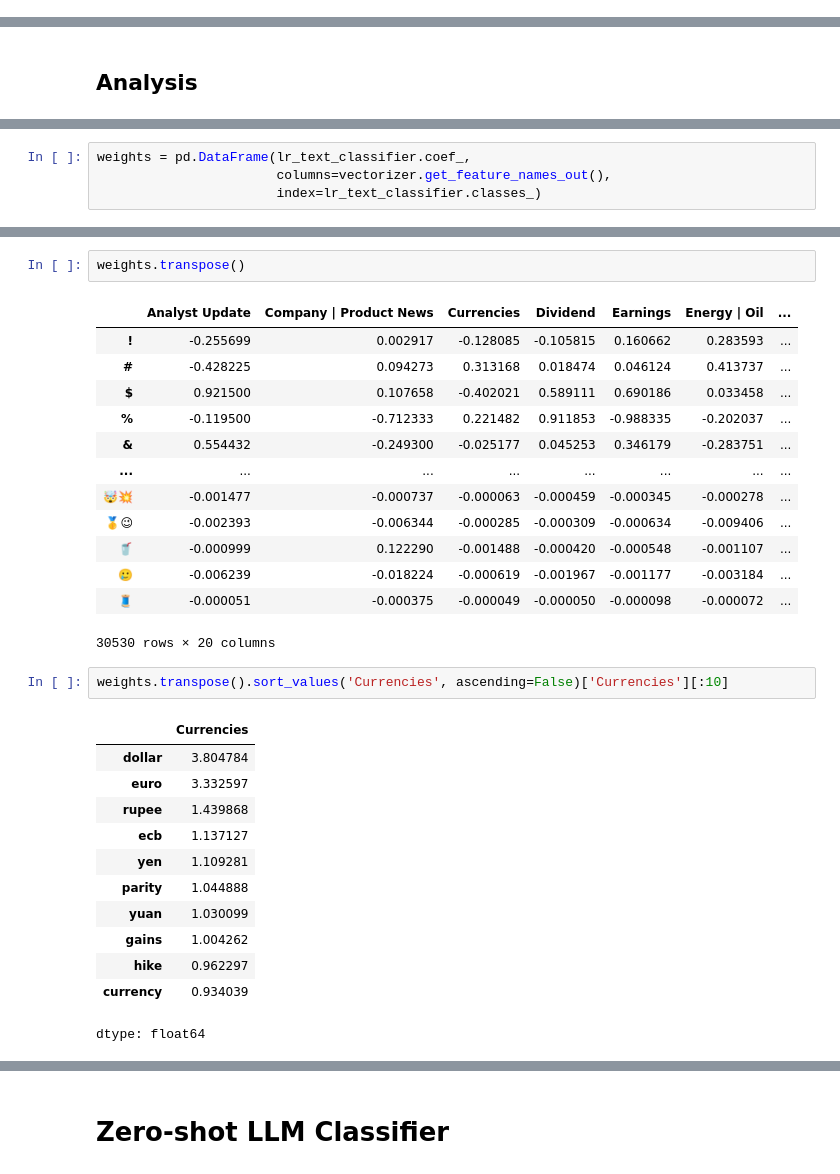
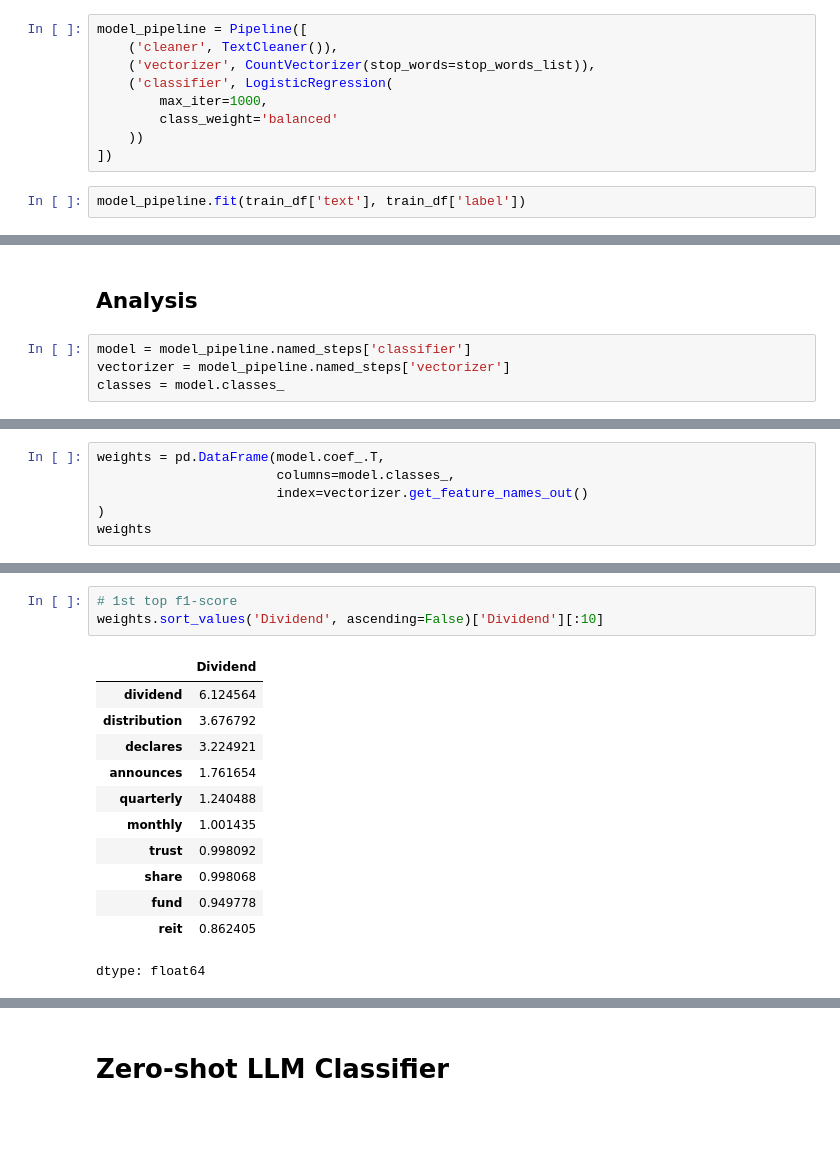
Before and after one commit to oransom48/CU-CompLing-Assignments, a Jupyter notebook: PA1 Text classification/model_comparison.ipynb, the cells around one changed output, grey strips where cells are left out. Drawn from its saved outputs; the diff is of its cells as text; blank space fills up the shorter version.

```diff
--- a/PA1 Text classification/model_comparison.ipynb
+++ b/PA1 Text classification/model_comparison.ipynb
@@ -260,0 +231,11 @@ LogisticRegression()
+# %%
+model_pipeline = Pipeline([
+    ('cleaner', TextCleaner()),
+    ('vectorizer', CountVectorizer(stop_words=stop_words_list)),
+    ('classifier', LogisticRegression(
+        max_iter=1000,
+        class_weight='balanced'
+    ))
+])
+# %%
+model_pipeline.fit(train_df['text'], train_df['label'])
@@ -316,2 +298,6 @@ disp.plot()
 # %% [markdown]
 ## Analysis
+# %%
+model = model_pipeline.named_steps['classifier']
+vectorizer = model_pipeline.named_steps['vectorizer']
+classes = model.classes_
@@ -318,4 +344,6 @@ disp.plot()
 # %%
-weights = pd.DataFrame(lr_text_classifier.coef_,
-                       columns=vectorizer.get_feature_names_out(),
-                       index=lr_text_classifier.classes_)
+weights = pd.DataFrame(model.coef_.T,
+                       columns=model.classes_,
+                       index=vectorizer.get_feature_names_out()
+)
+weights
@@ -343,31 +364,16 @@ weights
-# %%
-weights.transpose()
-# %% [output]
-|  | Analyst Update | Company | Product News | Currencies | Dividend | Earnings | Energy | Oil | ... |
-| ! | -0.255699 | 0.002917 | -0.128085 | -0.105815 | 0.160662 | 0.283593 | ... |
-| # | -0.428225 | 0.094273 | 0.313168 | 0.018474 | 0.046124 | 0.413737 | ... |
-| $ | 0.921500 | 0.107658 | -0.402021 | 0.589111 | 0.690186 | 0.033458 | ... |
-| % | -0.119500 | -0.712333 | 0.221482 | 0.911853 | -0.988335 | -0.202037 | ... |
-| & | 0.554432 | -0.249300 | -0.025177 | 0.045253 | 0.346179 | -0.283751 | ... |
-| ... | ... | ... | ... | ... | ... | ... | ... |
-| 🤯💥 | -0.001477 | -0.000737 | -0.000063 | -0.000459 | -0.000345 | -0.000278 | ... |
-| 🥇😉 | -0.002393 | -0.006344 | -0.000285 | -0.000309 | -0.000634 | -0.009406 | ... |
-| 🥤 | -0.000999 | 0.122290 | -0.001488 | -0.000420 | -0.000548 | -0.001107 | ... |
-| 🥲 | -0.006239 | -0.018224 | -0.000619 | -0.001967 | -0.001177 | -0.003184 | ... |
-| 🧵 | -0.000051 | -0.000375 | -0.000049 | -0.000050 | -0.000098 | -0.000072 | ... |
-30530 rows × 20 columns
 # %%
-weights.transpose().sort_values('Currencies', ascending=False)['Currencies'][:10]
+# 1st top f1-score
+weights.sort_values('Dividend', ascending=False)['Dividend'][:10]
 # %% [output]
-|  | Currencies |
-| dollar | 3.804784 |
-| euro | 3.332597 |
-| rupee | 1.439868 |
-| ecb | 1.137127 |
-| yen | 1.109281 |
-| parity | 1.044888 |
-| yuan | 1.030099 |
-| gains | 1.004262 |
-| hike | 0.962297 |
-| currency | 0.934039 |
+|  | Dividend |
+| dividend | 6.124564 |
+| distribution | 3.676792 |
+| declares | 3.224921 |
+| announces | 1.761654 |
+| quarterly | 1.240488 |
+| monthly | 1.001435 |
+| trust | 0.998092 |
+| share | 0.998068 |
+| fund | 0.949778 |
+| reit | 0.862405 |
 dtype: float64
```
Also changed, not shown: parts of 54 cells of this notebook.
